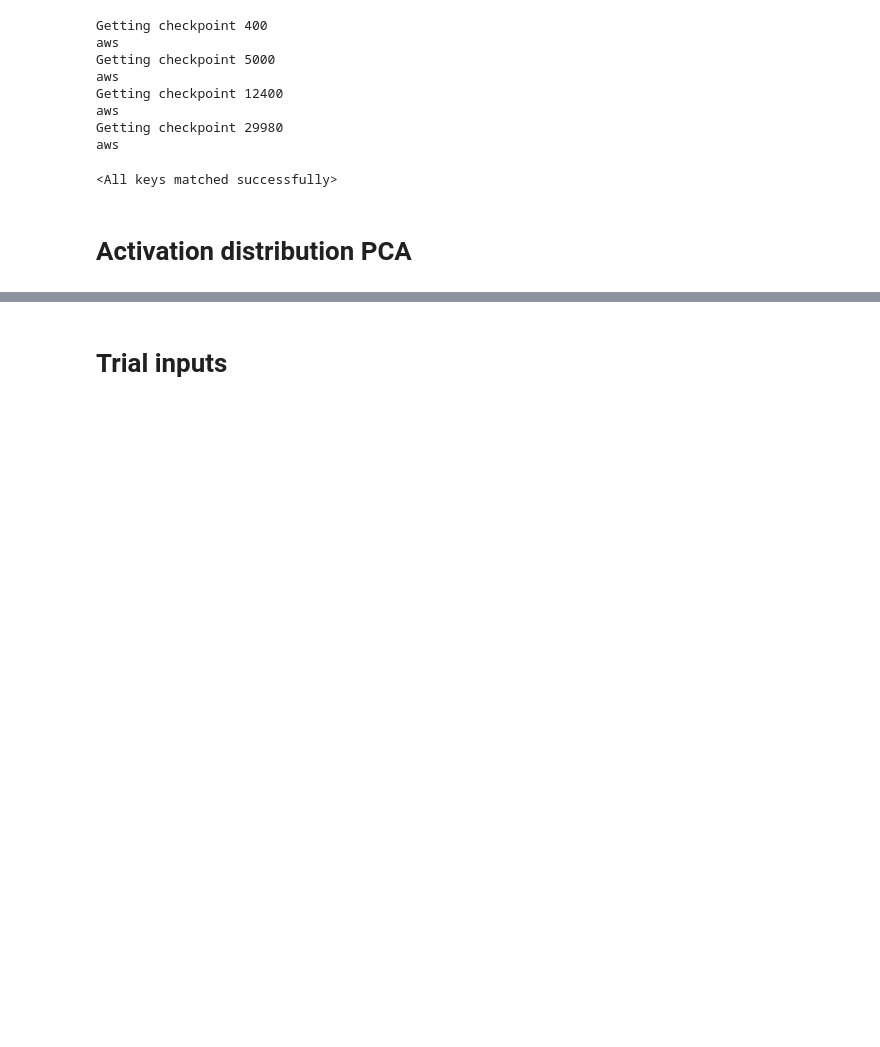
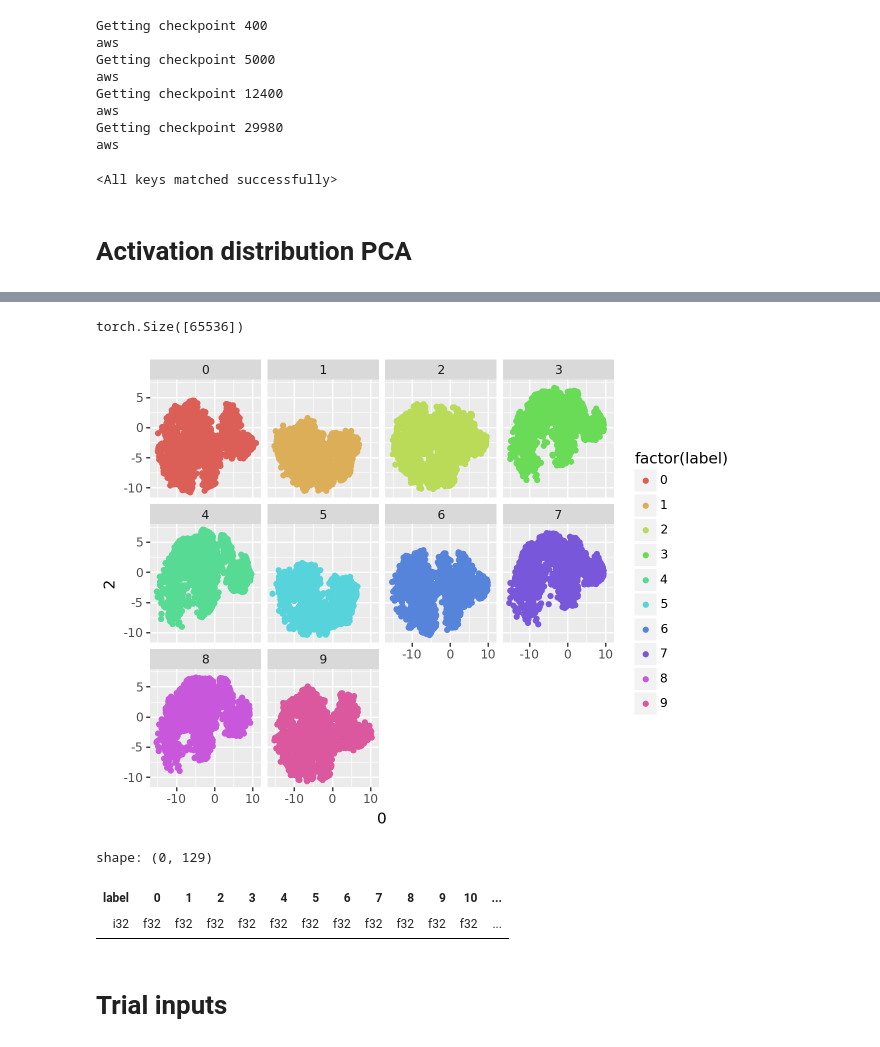
Before and after one commit to CindyXWu/devinterp-automata, a Jupyter notebook: scripts/dihedral_interp_5_states.ipynb, the cells around one changed output, grey strips where cells are left out. Cells and saved outputs as stored; diff of their text form; code cells hidden in the pictures; blank space fills up the shorter version.

```diff
--- a/scripts/dihedral_interp_5_states.ipynb
+++ b/scripts/dihedral_interp_5_states.ipynb
@@ -550,7 +550,7 @@ logits_3, cache_3 = model_3.run_with_cache(inputs)
 from functools import reduce
 from itertools import accumulate
 
-def actions_to_labels(tensor, dtype: str) = "float32":
+def actions_to_labels(tensor, dtype: str = "float32"):
     actions = {
         0: DihedralElement(0, 1, 5),
         1: DihedralElement(1, 0, 5)
@@ -641,6 +673,8 @@ mlp_reduced = mlp_pos16[:, nonzero] @ V[:, :128]
 # %%
 labels = all_labels[15, :]
 print(labels.shape)
+# %% [output]
+torch.Size([65536])
 # %%
 import einops
 import polars as pl
@@ -662,9 +696,15 @@ from plotnine import ggplot, aes, geom_histogram, geom_point, facet_wrap
 # %%
 from plotnine import scale_x_log10
 
-ggplot(mlp_posts_df, aes(x='0', y='1', color='factor(label)')) + geom_point() + facet_wrap('~label')
+ggplot(mlp_posts_df, aes(x='0', y='2', color='factor(label)')) + geom_point() + facet_wrap('~label')
+# %% [output]
+[figure, added]
 # %%
 mlp_posts_df.filter(pl.col('0') < -100)
+# %% [output]
+shape: (0, 129)
+| label | 0 | 1 | 2 | 3 | 4 | 5 | 6 | 7 | 8 | 9 | 10 | ... |
+| i32 | f32 | f32 | f32 | f32 | f32 | f32 | f32 | f32 | f32 | f32 | f32 | ... |
 # %% [markdown]
 # Trial inputs
 # %%
```
Also changed, not shown: parts of 16 cells of this notebook, 3 other files.
